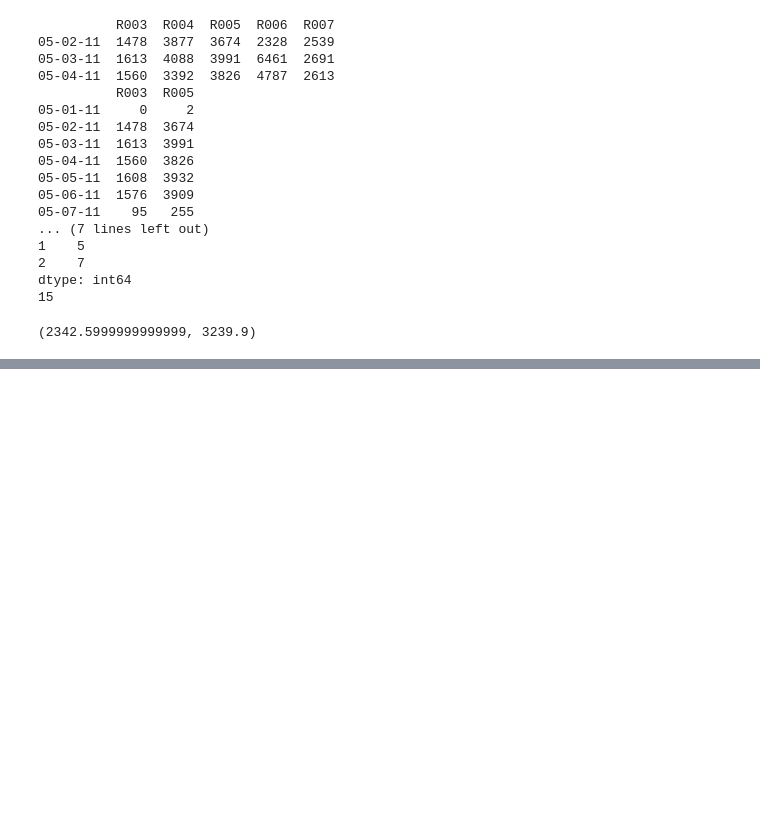
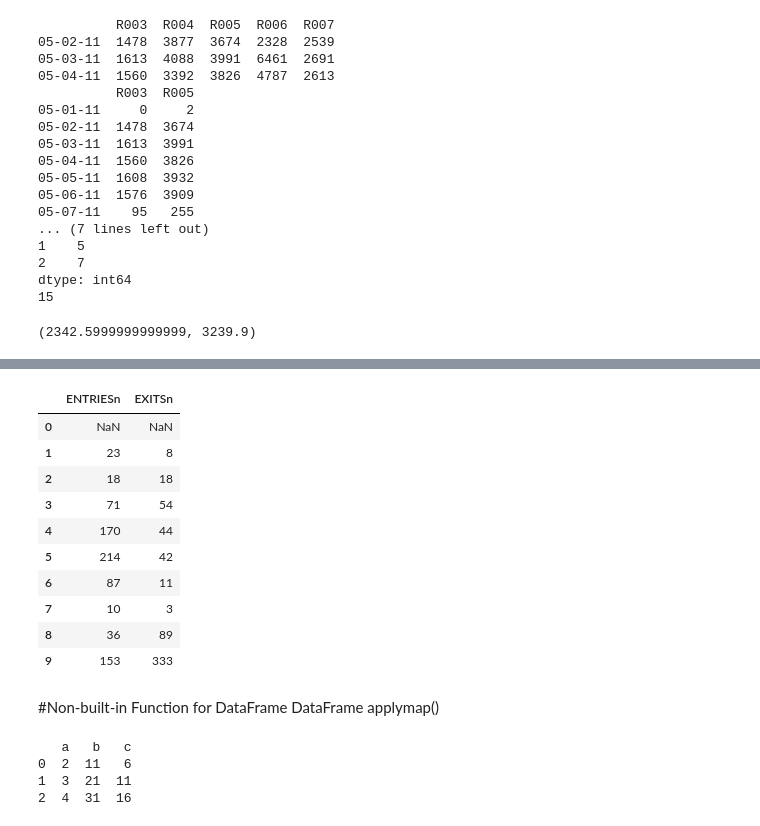
Before and after one commit to Sona58/Udacity, a Jupyter notebook: Intro to Data Analysis/Lesson3/Lesson 3.ipynb, the cells around one changed output, grey strips where cells are left out. Cells and saved outputs as stored; diff of their text form; code cells hidden in the pictures; blank space fills up the shorter version.

```diff
--- a/Intro to Data Analysis/Lesson3/Lesson 3.ipynb
+++ b/Intro to Data Analysis/Lesson3/Lesson 3.ipynb
@@ -339,0 +433,42 @@ mean_riders_for_max_station(ridership_df)
+# %%
+entries_and_exits = pd.DataFrame({
+    'ENTRIESn': [3144312, 3144335, 3144353, 3144424, 3144594,
+                 3144808, 3144895, 3144905, 3144941, 3145094],
+    'EXITSn': [1088151, 1088159, 1088177, 1088231, 1088275,
+               1088317, 1088328, 1088331, 1088420, 1088753]
+})
+# %%
+def get_hourly_entries_and_exits(entries_and_exits):
+    return entries_and_exits - entries_and_exits.shift(1)
+# %%
+get_hourly_entries_and_exits(entries_and_exits)
+# %% [output]
+|  | ENTRIESn | EXITSn |
+| 0 | NaN | NaN |
+| 1 | 23 | 8 |
+| 2 | 18 | 18 |
+| 3 | 71 | 54 |
+| 4 | 170 | 44 |
+| 5 | 214 | 42 |
+| 6 | 87 | 11 |
+| 7 | 10 | 3 |
+| 8 | 36 | 89 |
+| 9 | 153 | 333 |
+# %% [markdown]
+#Non-built-in Function for DataFrame
+DataFrame applymap()
+# %%
+df = pd.DataFrame({
+        'a': [1, 2, 3],
+        'b': [10, 20, 30],
+        'c': [5, 10, 15]
+    })
+def add_one(x):
+    return x + 1
+
+print(df.applymap(add_one))
+# %% [output]
+   a   b   c
+0  2  11   6
+1  3  21  11
+2  4  31  16
```
Also changed, not shown: parts of 34 cells of this notebook.
